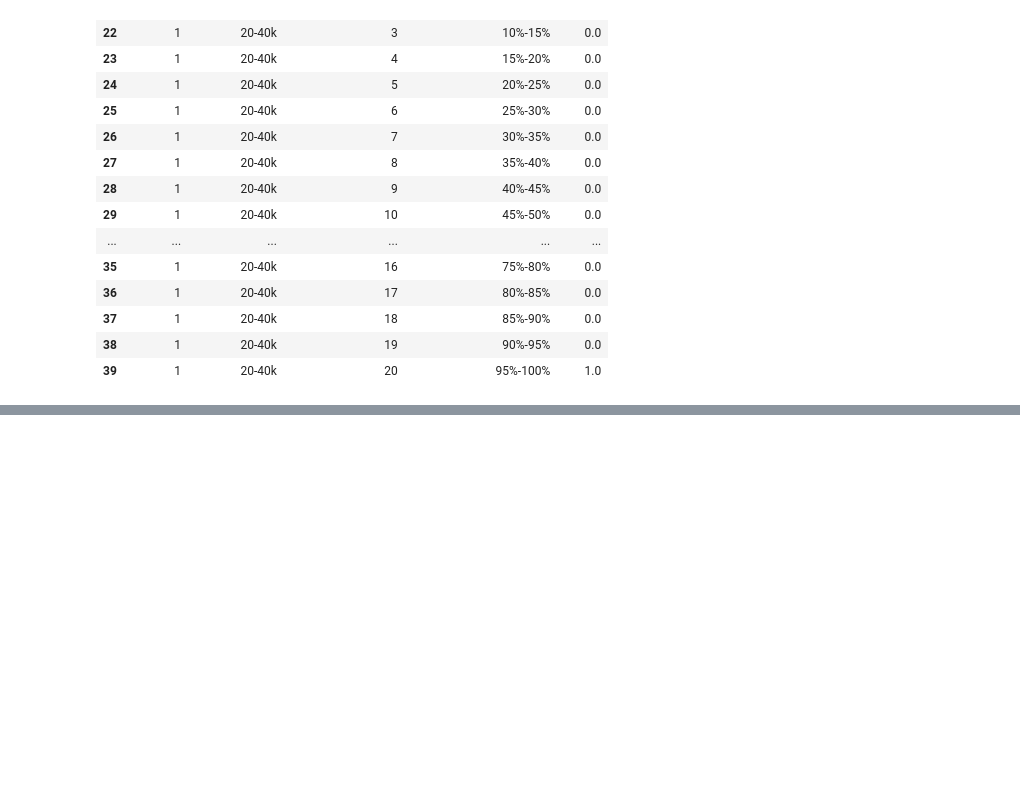
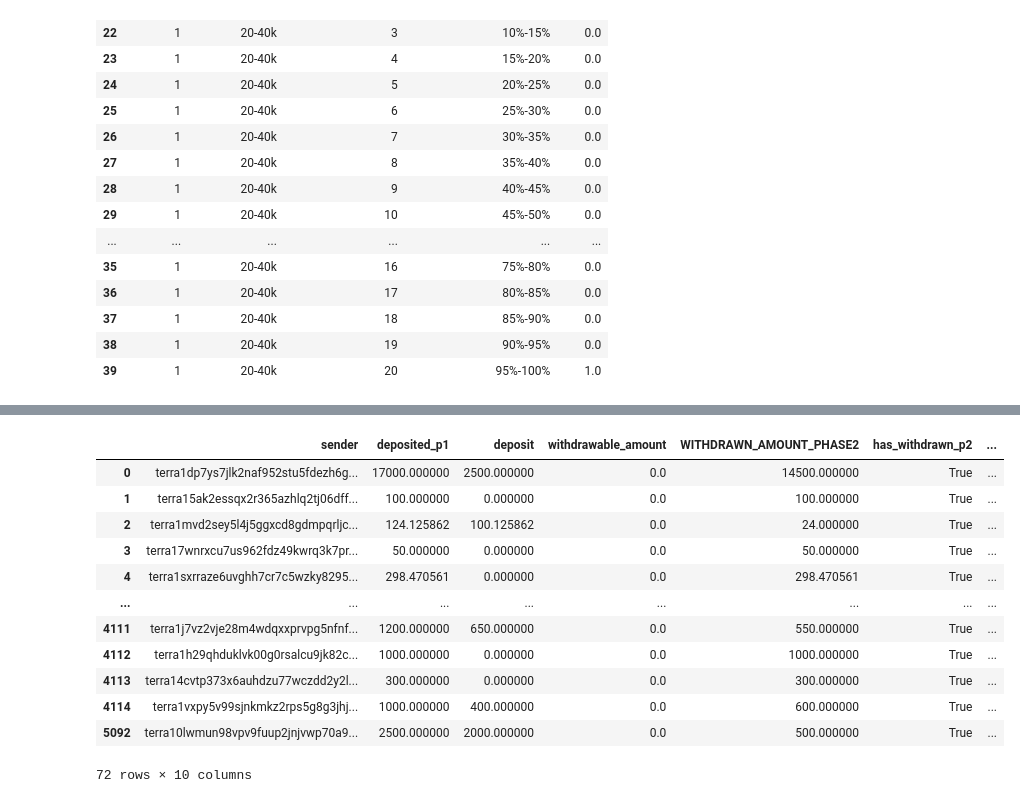
Before and after one commit to IncioMan/mars_lockdrop, a Jupyter notebook: notebook/Prism launch.ipynb, the cells around one changed output, grey strips where cells are left out. Saved outputs shown, nothing was run; the diff lists cells and outputs as text; code cells hidden in the pictures; blank space fills up the shorter version.

```diff
--- a/notebook/Prism launch.ipynb
+++ b/notebook/Prism launch.ipynb
@@ -578,3 +592,19 @@ alt.Chart((heatmap_data_df.rename(columns=cols_dict))).mark_rect().encode(
 )
 # %% [output]
 [interactive output not drawn]
+# %%
+with_users_df
+# %% [output]
+|  | sender | deposited_p1 | deposit | withdrawable_amount | WITHDRAWN_AMOUNT_PHASE2 | has_withdrawn_p2 | ... |
+| 0 | terra1dp7ys7jlk2naf952stu5fdezh6g... | 17000.000000 | 2500.000000 | 0.0 | 14500.000000 | True | ... |
+| 1 | terra15ak2essqx2r365azhlq2tj06dff... | 100.000000 | 0.000000 | 0.0 | 100.000000 | True | ... |
+| 2 | terra1mvd2sey5l4j5ggxcd8gdmpqrljc... | 124.125862 | 100.125862 | 0.0 | 24.000000 | True | ... |
+| 3 | terra17wnrxcu7us962fdz49kwrq3k7pr... | 50.000000 | 0.000000 | 0.0 | 50.000000 | True | ... |
+| 4 | terra1sxrraze6uvghh7cr7c5wzky8295... | 298.470561 | 0.000000 | 0.0 | 298.470561 | True | ... |
+| ... | ... | ... | ... | ... | ... | ... | ... |
+| 4111 | terra1j7vz2vje28m4wdqxxprvpg5nfnf... | 1200.000000 | 650.000000 | 0.0 | 550.000000 | True | ... |
+| 4112 | terra1h29qhduklvk00g0rsalcu9jk82c... | 1000.000000 | 0.000000 | 0.0 | 1000.000000 | True | ... |
+| 4113 | terra14cvtp373x6auhdzu77wczdd2y2l... | 300.000000 | 0.000000 | 0.0 | 300.000000 | True | ... |
+| 4114 | terra1vxpy5v99sjnkmkz2rps5g8g3jhj... | 1000.000000 | 400.000000 | 0.0 | 600.000000 | True | ... |
+| 5092 | terra10lwmun98vpv9fuup2jnjvwp70a9... | 2500.000000 | 2000.000000 | 0.0 | 500.000000 | True | ... |
+72 rows × 10 columns
```
Also changed, not shown: parts of 23 cells of this notebook, 4 other files.
